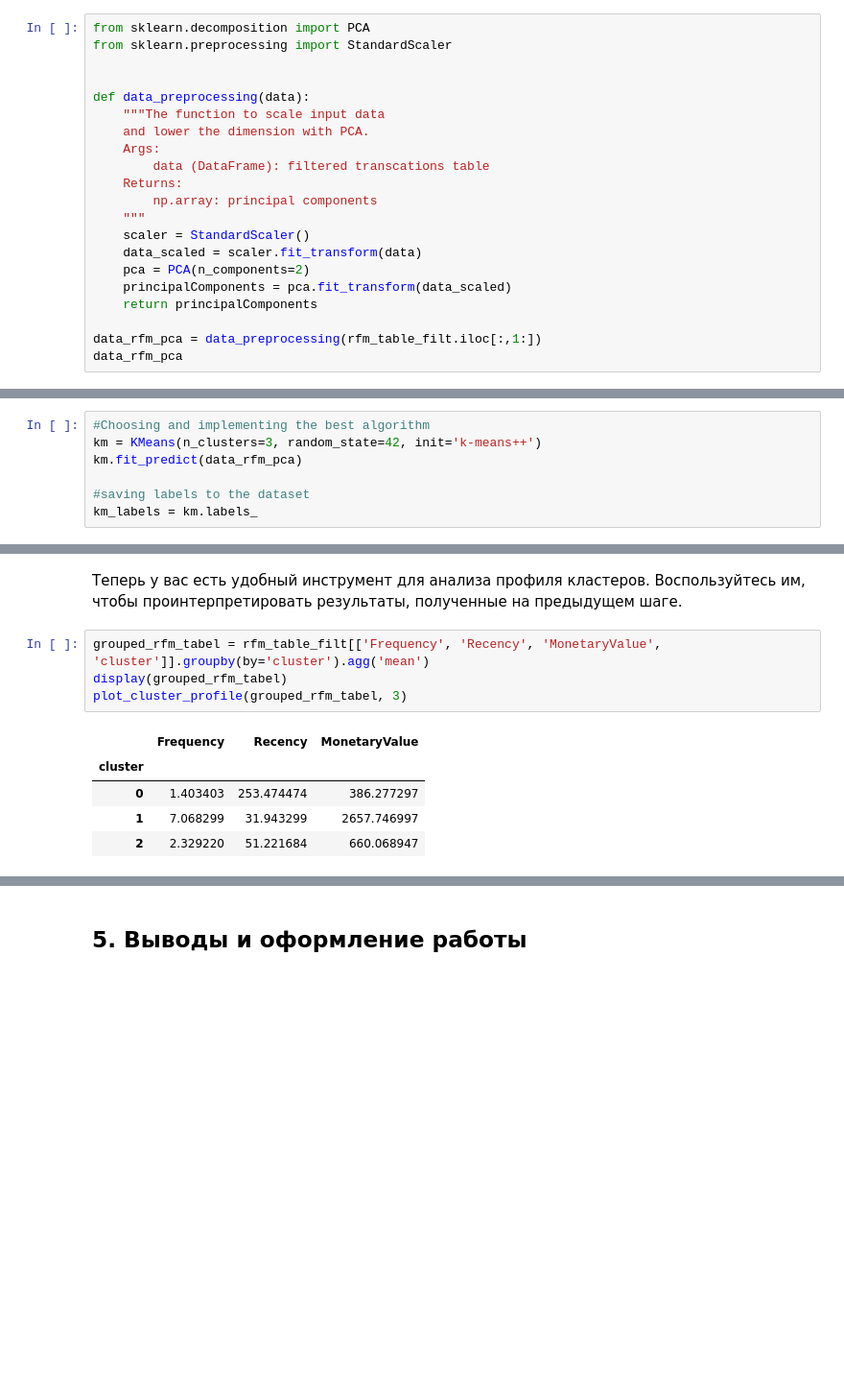
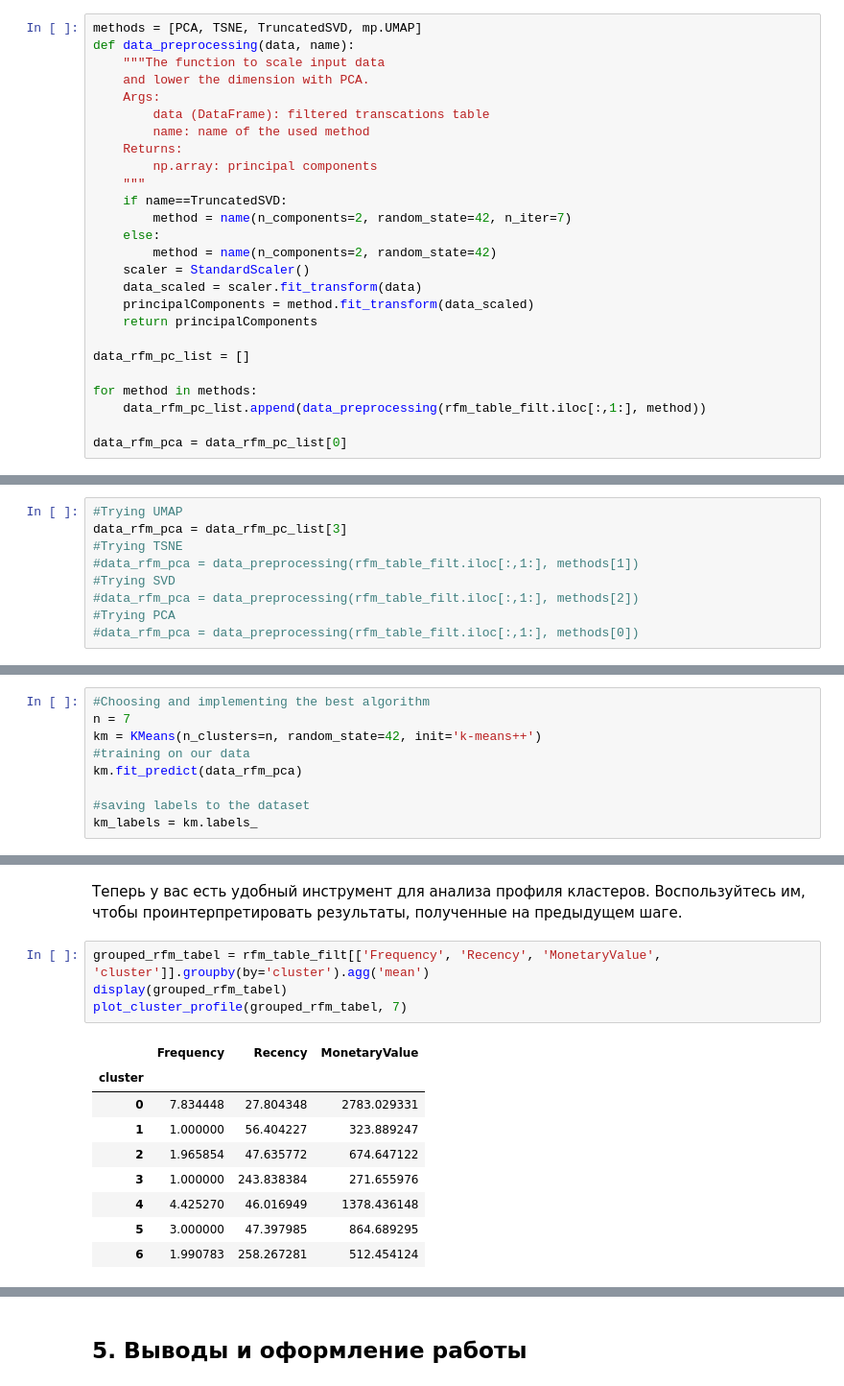
Before and after one commit to dv-nova/SF_DS_p6, a Jupyter notebook: PROJECT-6._Сегментация_клиентов_онлайн-магазина.ipynb, the cells around one changed output, grey strips where cells are left out. Shown at 96% size. Drawn from its saved outputs; the diff is of its cells as text; blank space fills up the shorter version.

```diff
--- a/PROJECT-6._Сегментация_клиентов_онлайн-магазина.ipynb
+++ b/PROJECT-6._Сегментация_клиентов_онлайн-магазина.ipynb
@@ -619,23 +631,28 @@ fig2.show()
 
 Выберите алгоритм с наибольшим коэффициентом силуэта, сделайте предсказание меток кластеров.
 # %%
-from sklearn.decomposition import PCA
-from sklearn.preprocessing import StandardScaler
-
-
-def data_preprocessing(data):
+methods = [PCA, TSNE, TruncatedSVD, mp.UMAP]
+def data_preprocessing(data, name):
     """The function to scale input data
     and lower the dimension with PCA.
     Args:
         data (DataFrame): filtered transcations table
+        name: name of the used method
     Returns:
         np.array: principal components
     """
+    if name==TruncatedSVD:
+        method = name(n_components=2, random_state=42, n_iter=7)
+    else:
+        method = name(n_components=2, random_state=42)
     scaler = StandardScaler()
     data_scaled = scaler.fit_transform(data)
-    pca = PCA(n_components=2)
-    principalComponents = pca.fit_transform(data_scaled)
+    principalComponents = method.fit_transform(data_scaled)
     return principalComponents
 
-data_rfm_pca = data_preprocessing(rfm_table_filt.iloc[:,1:])
-data_rfm_pca
+data_rfm_pc_list = []
+
+for method in methods:
+    data_rfm_pc_list.append(data_preprocessing(rfm_table_filt.iloc[:,1:], method))
+
+data_rfm_pca = data_rfm_pc_list[0]
@@ -649,0 +663,9 @@ array([[-2.13520066,  1.40159569],
+# %%
+#Trying UMAP
+data_rfm_pca = data_rfm_pc_list[3]
+#Trying TSNE
+#data_rfm_pca = data_preprocessing(rfm_table_filt.iloc[:,1:], methods[1])
+#Trying SVD
+#data_rfm_pca = data_preprocessing(rfm_table_filt.iloc[:,1:], methods[2])
+#Trying PCA
+#data_rfm_pca = data_preprocessing(rfm_table_filt.iloc[:,1:], methods[0])
@@ -726,6 +744,8 @@ print(np.unique(labels))
 # %%
 #Choosing and implementing the best algorithm
-km = KMeans(n_clusters=3, random_state=42, init='k-means++')
+n = 7
+km = KMeans(n_clusters=n, random_state=42, init='k-means++')
+#training on our data
 km.fit_predict(data_rfm_pca)
 
 #saving labels to the dataset
@@ -811,11 +847,15 @@ def plot_cluster_profile(grouped_data, n_clusters):
 # %%
 grouped_rfm_tabel = rfm_table_filt[['Frequency', 'Recency', 'MonetaryValue', 'cluster']].groupby(by='cluster').agg('mean')
 display(grouped_rfm_tabel)
-plot_cluster_profile(grouped_rfm_tabel, 3)
+plot_cluster_profile(grouped_rfm_tabel, 7)
 # %% [output]
 |  | Frequency | Recency | MonetaryValue |
 | cluster |  |  |  |
-| 0 | 1.403403 | 253.474474 | 386.277297 |
-| 1 | 7.068299 | 31.943299 | 2657.746997 |
-| 2 | 2.329220 | 51.221684 | 660.068947 |
+| 0 | 7.834448 | 27.804348 | 2783.029331 |
+| 1 | 1.000000 | 56.404227 | 323.889247 |
+| 2 | 1.965854 | 47.635772 | 674.647122 |
+| 3 | 1.000000 | 243.838384 | 271.655976 |
+| 4 | 4.425270 | 46.016949 | 1378.436148 |
+| 5 | 3.000000 | 47.397985 | 864.689295 |
+| 6 | 1.990783 | 258.267281 | 512.454124 |
 # %% [markdown]
```
Also changed, not shown: parts of 20 cells of this notebook.
